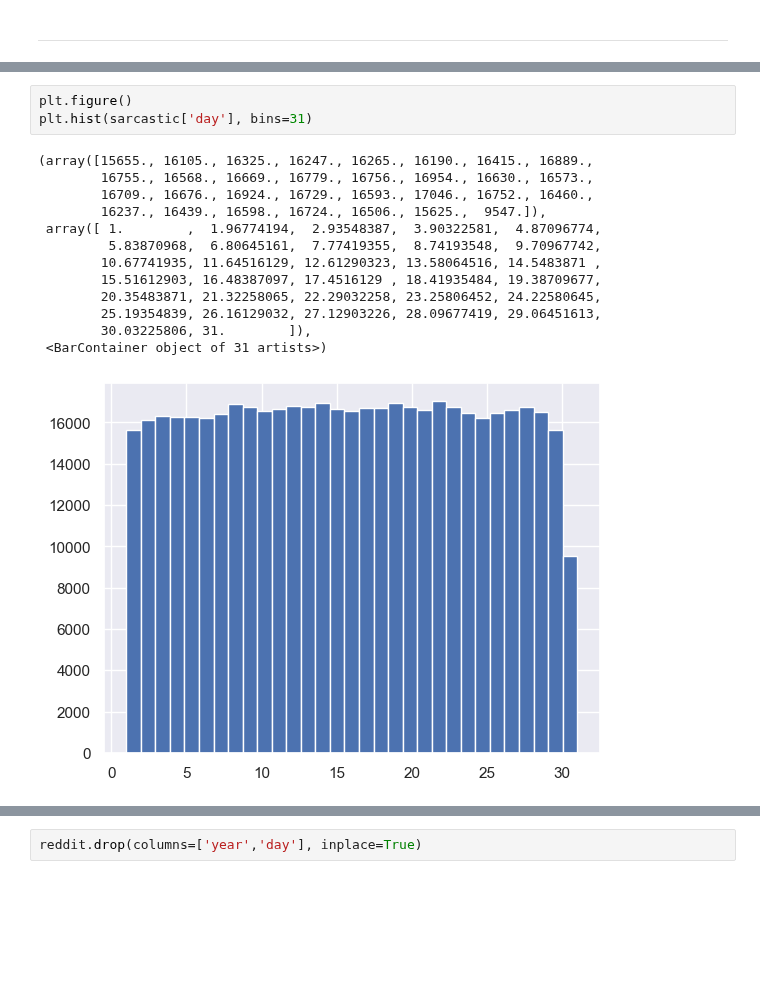
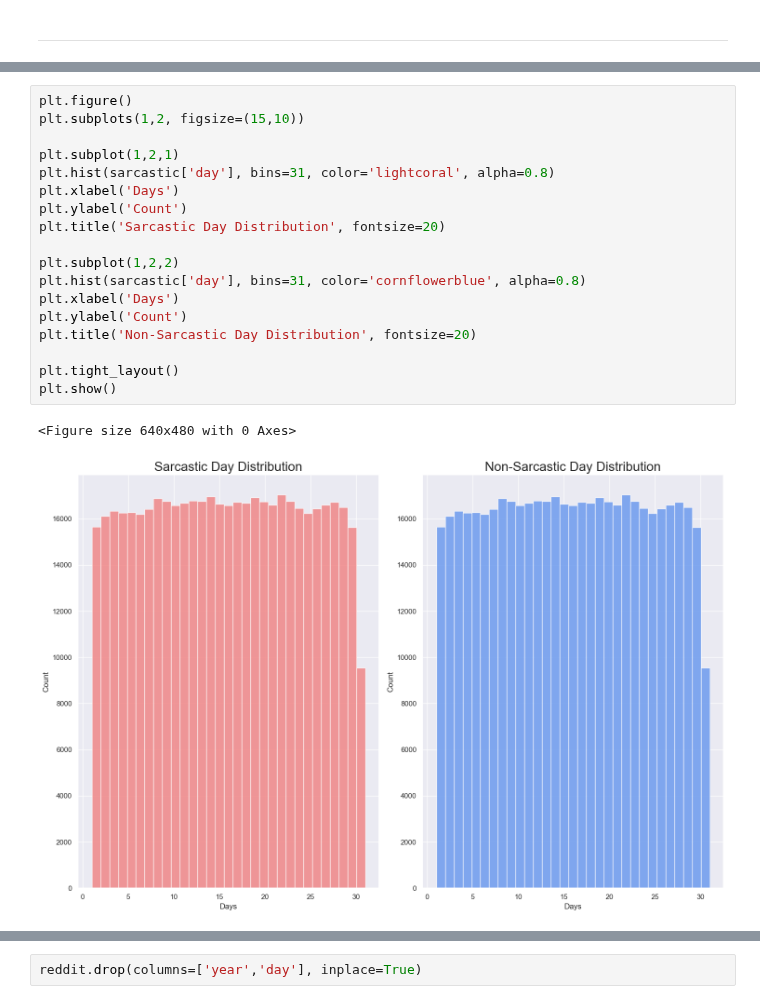
Before and after one commit to Sveto-G/Reddit-Sarcasm, a Jupyter notebook: Notebooks/reddit_eda.ipynb, the cells around one changed output, grey strips where cells are left out. Cells and saved outputs as stored; diff of their text form; blank space fills up the shorter version.

```diff
--- a/Notebooks/reddit_eda.ipynb
+++ b/Notebooks/reddit_eda.ipynb
@@ -1113,17 +1066,21 @@ plt.hist(non_sarcastic['month'], bins=12)
 # %%
 plt.figure()
-plt.hist(sarcastic['day'], bins=31)
+plt.subplots(1,2, figsize=(15,10))
+
+plt.subplot(1,2,1)
+plt.hist(sarcastic['day'], bins=31, color='lightcoral', alpha=0.8)
+plt.xlabel('Days')
+plt.ylabel('Count')
+plt.title('Sarcastic Day Distribution', fontsize=20)
+
+plt.subplot(1,2,2)
+plt.hist(sarcastic['day'], bins=31, color='cornflowerblue', alpha=0.8)
+plt.xlabel('Days')
+plt.ylabel('Count')
+plt.title('Non-Sarcastic Day Distribution', fontsize=20)
+
+plt.tight_layout()
+plt.show()
 # %% [output]
-(array([15655., 16105., 16325., 16247., 16265., 16190., 16415., 16889.,
-        16755., 16568., 16669., 16779., 16756., 16954., 16630., 16573.,
-        16709., 16676., 16924., 16729., 16593., 17046., 16752., 16460.,
-        16237., 16439., 16598., 16724., 16506., 15625.,  9547.]),
- array([ 1.        ,  1.96774194,  2.93548387,  3.90322581,  4.87096774,
-         5.83870968,  6.80645161,  7.77419355,  8.74193548,  9.70967742,
-        10.67741935, 11.64516129, 12.61290323, 13.58064516, 14.5483871 ,
-        15.51612903, 16.48387097, 17.4516129 , 18.41935484, 19.38709677,
-        20.35483871, 21.32258065, 22.29032258, 23.25806452, 24.22580645,
-        25.19354839, 26.16129032, 27.12903226, 28.09677419, 29.06451613,
-        30.03225806, 31.        ]),
- <BarContainer object of 31 artists>)
+<Figure size 640x480 with 0 Axes>
-[figure, old version]
+[figure, new version]
```
Also changed, not shown: parts of 25 cells of this notebook.
